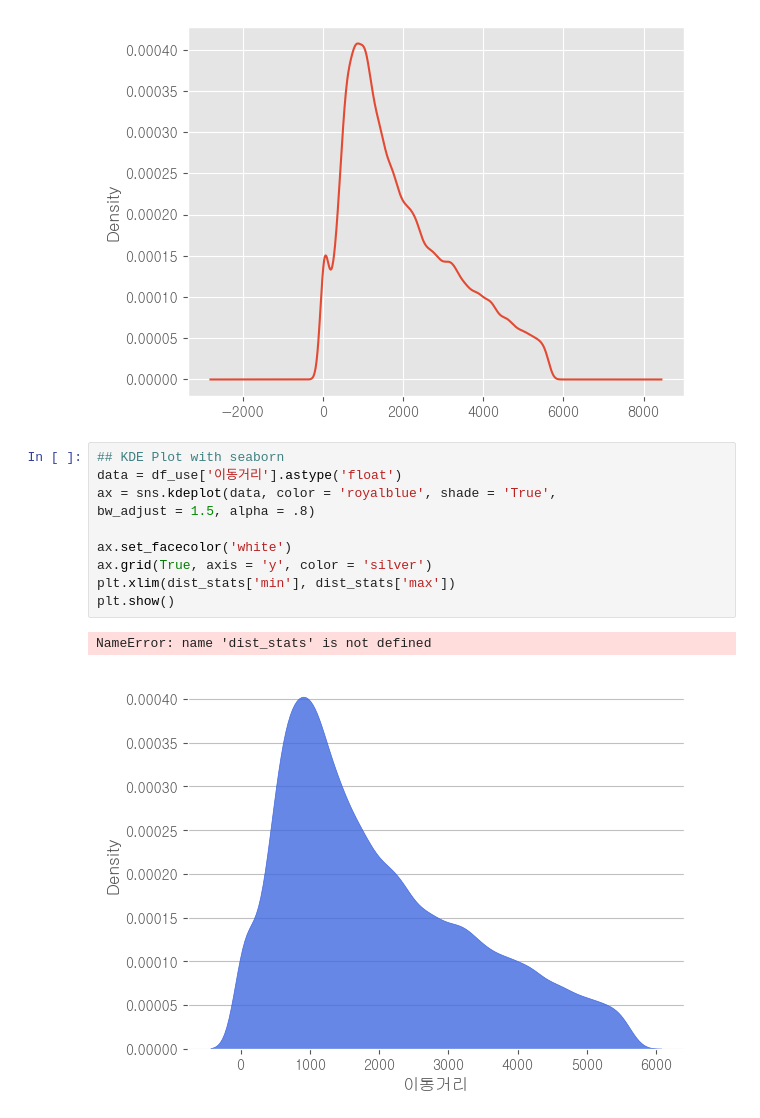
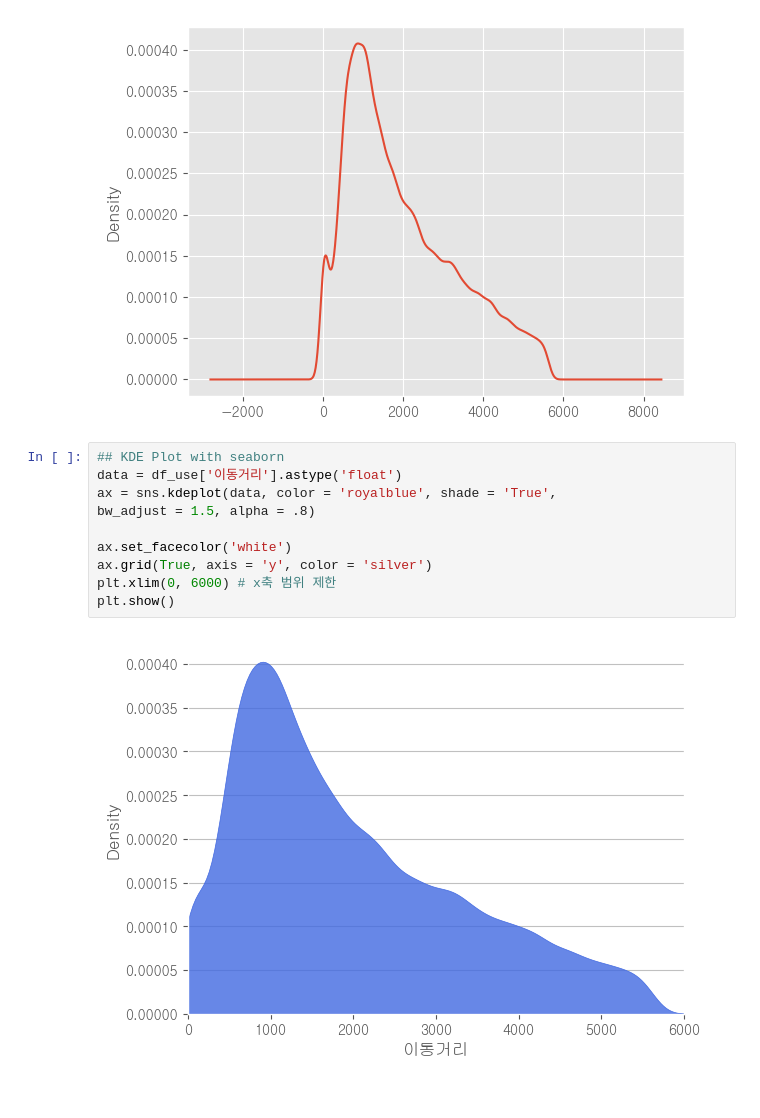
Before and after one commit to haebzzzang/dachungcam, a Jupyter notebook: 2week/2week.ipynb, the cells around one changed output. Cells and saved outputs as stored; diff of their text form.

```diff
--- a/2week/2week.ipynb
+++ b/2week/2week.ipynb
@@ -311,13 +311,12 @@ ax = df_use['이동거리'].plot.density()
 # %%
 ## KDE Plot with seaborn
 data = df_use['이동거리'].astype('float')
 ax = sns.kdeplot(data, color = 'royalblue', shade = 'True',
 bw_adjust = 1.5, alpha = .8)
 
 ax.set_facecolor('white')
 ax.grid(True, axis = 'y', color = 'silver')
-plt.xlim(dist_stats['min'], dist_stats['max'])
+plt.xlim(0, 6000) # x축 범위 제한
 plt.show()
 # %% [output]
-NameError: name 'dist_stats' is not defined
-[figure, old version]
+[figure, new version]
```
Also changed, not shown: parts of 32 cells of this notebook.
